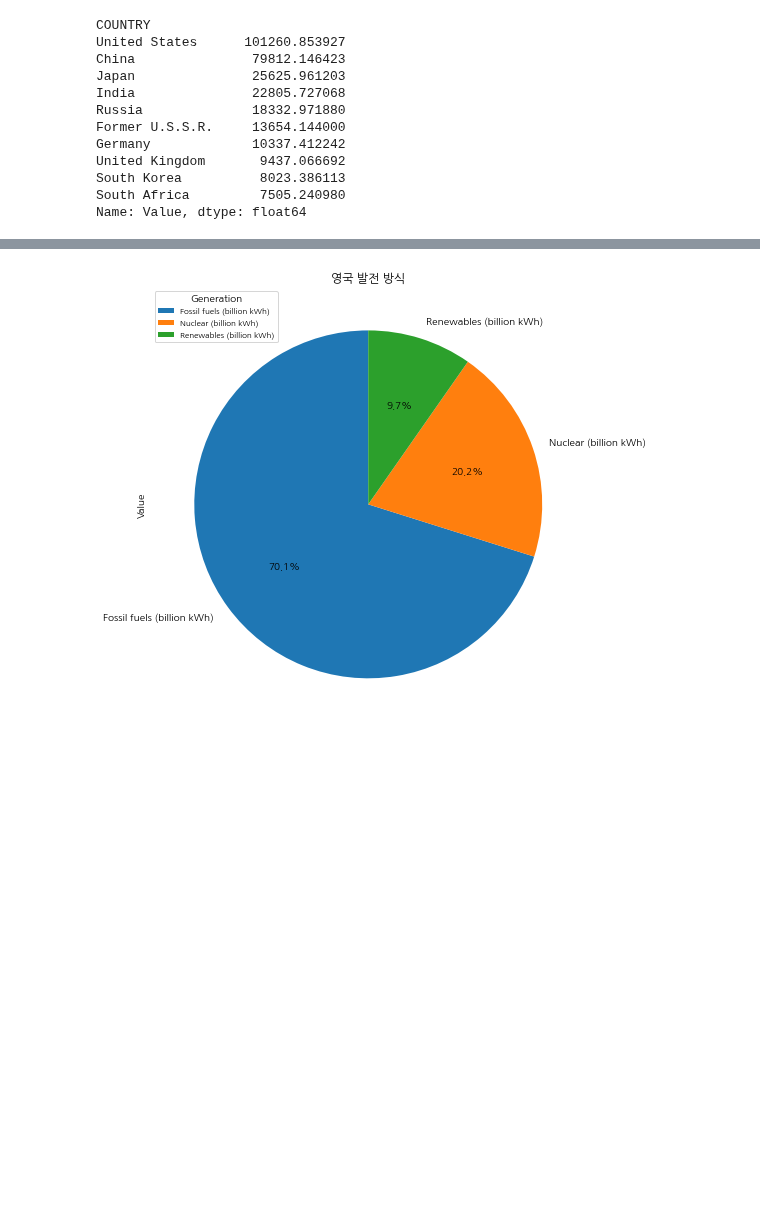
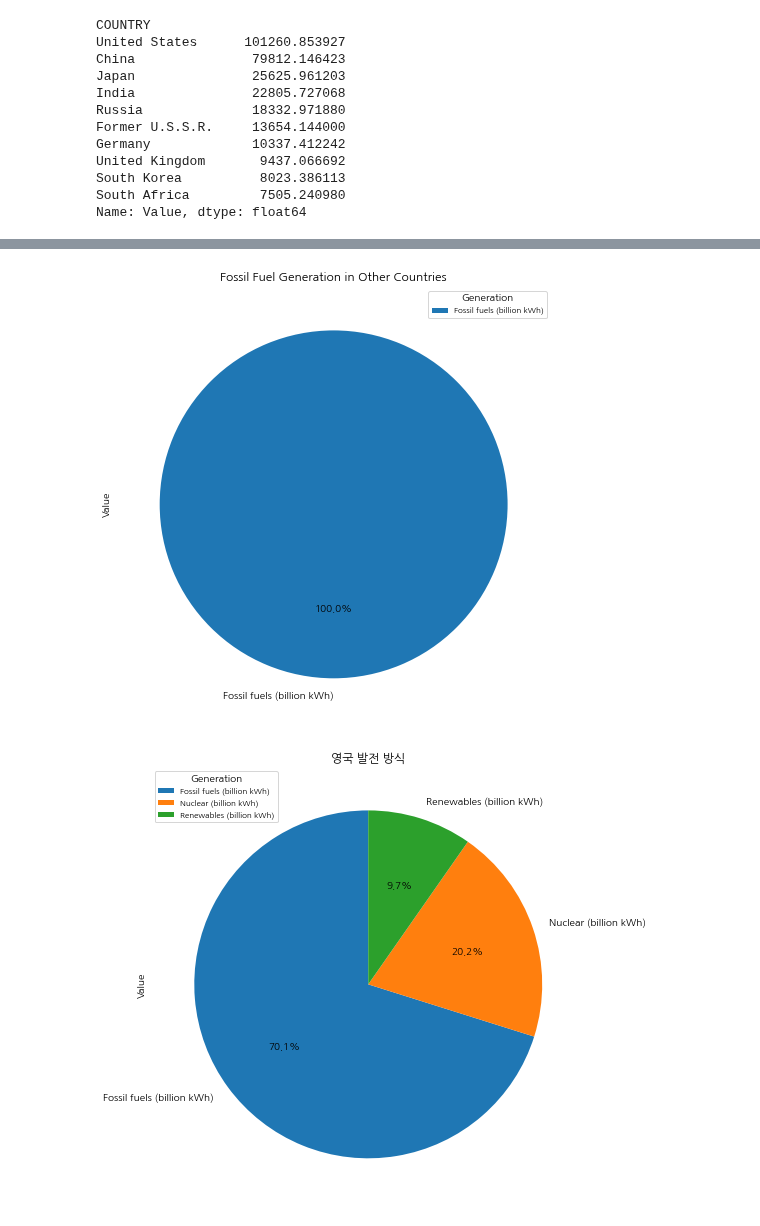
Before and after one commit to kihwan21/k-project, a Jupyter notebook: source/발전량/국가별_에너지_발전량.ipynb, the cells around one changed output, grey strips where cells are left out. Cells and saved outputs as stored; diff of their text form; code cells hidden in the pictures; blank space fills up the shorter version.

```diff
--- a/source/발전량/국가별_에너지_발전량.ipynb
+++ b/source/발전량/국가별_에너지_발전량.ipynb
@@ -681,3 +684,9 @@ United Kingdom       9437.066692
 South Korea          8023.386113
 South Africa         7505.240980
 Name: Value, dtype: float64
+# %%
+# 상위 10개가 아닌 국가들 추출
+other_countries_data = filtered_data[~filtered_data['COUNTRY'].isin(top_10_countries.index)]
+
+# 'other_countries_data'를 출력하여 확인
+print(other_countries_data)
@@ -684,3 +708,18 @@ Name: Value, dtype: float64
+# %%
+import matplotlib.pyplot as plt
+
+# 그룹화하여 Value 합계 계산
+grouped_data = other_countries_data.groupby('GENERATION')['Value'].sum()
+
+# 원형 그래프 생성
+grouped_data.plot.pie(autopct='%1.1f%%', startangle=90, figsize=(8, 8))
+
+plt.title('Fossil Fuel Generation in Other Countries')   # 그래프 제목 설정
+plt.legend(title='Generation', prop={'size': 8})  # 범례 추가 및 사이즈 조절
+
+plt.show()   # 그래프 출력
+# %% [output]
+[figure, added]
 # %%
 import matplotlib.pyplot as plt
 
```
Also changed, not shown: parts of 6 cells of this notebook, 5 other files.
